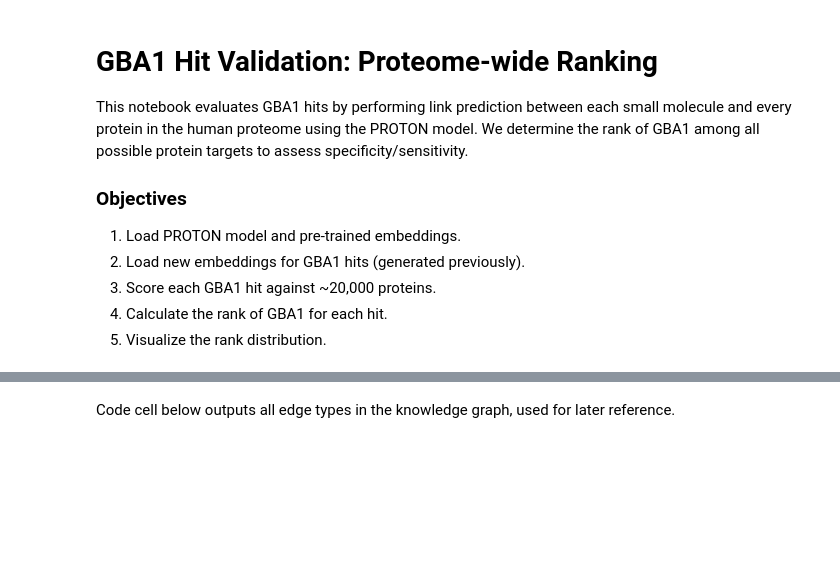
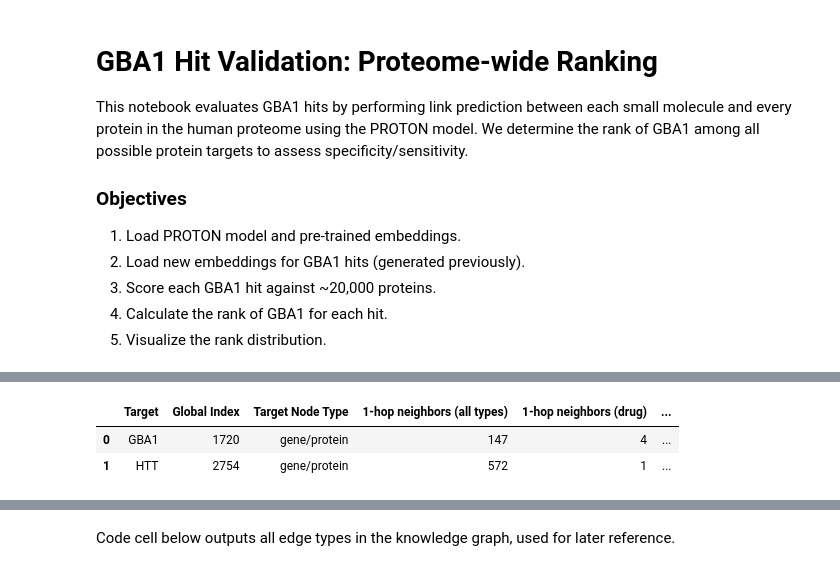
Before and after one commit to mims-harvard/PROTON-GEM, a Jupyter notebook: notebooks/molecular_analysis/GBA1_ranking_analysis.ipynb, the cells around one changed output, grey strips where cells are left out. Saved outputs shown, nothing was run; the diff lists cells and outputs as text; code cells hidden in the pictures; blank space fills up the shorter version.

```diff
--- a/notebooks/molecular_analysis/GBA1_ranking_analysis.ipynb
+++ b/notebooks/molecular_analysis/GBA1_ranking_analysis.ipynb
@@ -89,0 +90,67 @@ _logger.info(f"Pretrained embeddings shape: {pretrained_embeddings.shape}")
+# %%
+#Figure out drug degree of GBA1 and HTT nodes
+# --- 1-hop + 2-hop neighborhood stats for GBA1 and HTT (drug-focused) ---
+
+# Node type lookup + drug index set (global indices)
+node_type_by_idx = nodes.set_index("node_index")["node_type"].astype(str)
+drug_idx_set = set(nodes.loc[nodes["node_type"] == "drug", "node_index"].astype(int).values)
+
+def _find_node_idx(node_name: str) -> int:
+    # Prefer exact match; fall back to case-insensitive contains
+    exact = nodes.loc[nodes["node_name"].astype(str) == node_name, "node_index"]
+    if len(exact) > 0:
+        return int(exact.iloc[0])
+
+    approx = nodes.loc[
+        nodes["node_name"].astype(str).str.contains(node_name, case=False, na=False),
+        "node_index",
+    ]
+    if len(approx) == 0:
+        raise ValueError(f"Could not find node '{node_name}' in nodes table.")
+    return int(approx.iloc[0])
+
+def one_hop_neighbors(seed_idx: int) -> set[int]:
+    m = (edges["x_index"] == seed_idx) | (edges["y_index"] == seed_idx)
+    if not m.any():
+        return set()
+    x = edges.loc[m, "x_index"].to_numpy()
+    y = edges.loc[m, "y_index"].to_numpy()
+    nbrs = set(np.concatenate([x, y]).astype(int))
+    nbrs.discard(int(seed_idx))
+    return nbrs
+
+def within_two_hops(seed_idx: int) -> tuple[set[int], set[int]]:
+    n1 = one_hop_neighbors(seed_idx)
+    if len(n1) == 0:
+        return set(), set()
+
+    m2 = edges["x_index"].isin(n1) | edges["y_index"].isin(n1)
+    x2 = edges.loc[m2, "x_index"].to_numpy()
+    y2 = edges.loc[m2, "y_index"].to_numpy()
+    n_within2 = set(np.concatenate([x2, y2]).astype(int))
+    n_within2.discard(int(seed_idx))
+    return n1, n_within2
+
+targets = {
+    "GBA1": globals().get("gba1_global_idx", _find_node_idx("GBA1")),
+    "HTT": _find_node_idx("HTT"),
+}
+
+rows = []
+for name, idx in targets.items():
+    n1, n12 = within_two_hops(int(idx))
+
+    rows.append(
+        {
+            "Target": name,
+            "Global Index": int(idx),
+            "Target Node Type": str(node_type_by_idx.get(int(idx), "UNKNOWN")),
+            "1-hop neighbors (all types)": int(len(n1)),
+            "1-hop neighbors (drug)": int(len(n1 & drug_idx_set)),
+            "1-2 hop neighbors (drug)": int(len(n12 & drug_idx_set)),
+        }
+    )
+
+degree_df = pd.DataFrame(rows)
+display(degree_df)
+# %% [output]
@@ -90,3 +158,6 @@ _logger.info(f"Pretrained embeddings shape: {pretrained_embeddings.shape}")
+|  | Target | Global Index | Target Node Type | 1-hop neighbors (all types) | 1-hop neighbors (drug) | ... |
+| 0 | GBA1 | 1720 | gene/protein | 147 | 4 | ... |
+| 1 | HTT | 2754 | gene/protein | 572 | 1 | ... |
 # %%
 # Identify Protein Candidates
 # We filter nodes to get only "gene/protein" entities
```
Also changed, not shown: parts of 18 cells of this notebook, 1 other file.
